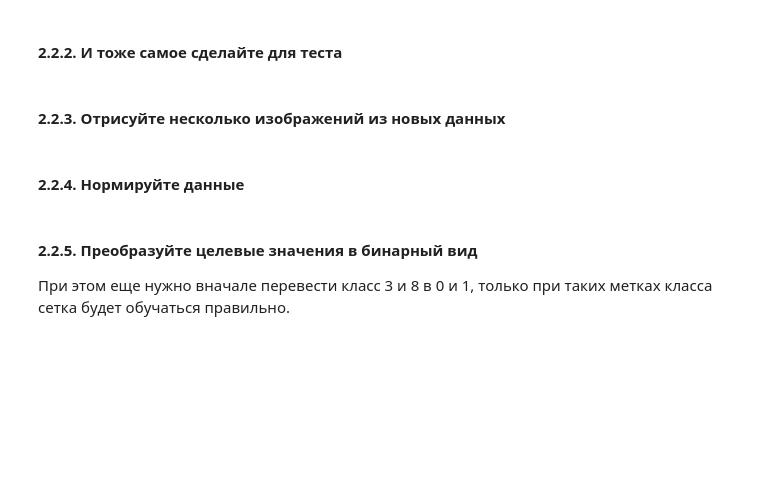
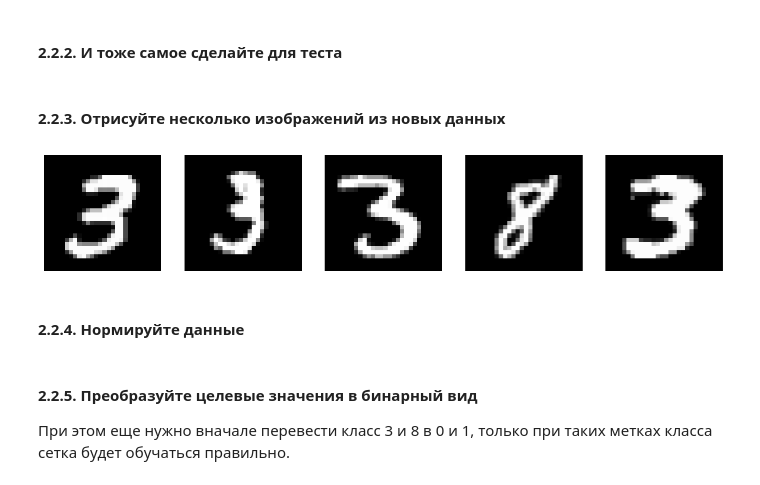
Before and after one commit to BalshowAndrew/netol_classes02, a Jupyter notebook: selfedu_tensorflow/ponomareva_course/01_practice_NN_keras.ipynb, the cells around one changed output. Cells and saved outputs as stored; diff of their text form; code cells hidden in the pictures; blank space fills up the shorter version.

```diff
--- a/selfedu_tensorflow/ponomareva_course/01_practice_NN_keras.ipynb
+++ b/selfedu_tensorflow/ponomareva_course/01_practice_NN_keras.ipynb
@@ -213,2 +211,7 @@ Downloading data from https://storage.googleapis.com/tensorflow/tf-keras-dataset
+# %%
+idxs = np.where((y_train == 3) | (y_train == 8))
+y_train = y_train[idxs]
+# %%
+X_train = X_train[idxs]
 # %% [markdown]
 #### 2.2.2. И тоже самое сделайте для теста
@@ -221,2 +225,10 @@ Downloading data from https://storage.googleapis.com/tensorflow/tf-keras-dataset
+# %%
+fig, ax = plt.subplots(1, 5, figsize=(15, 10))
+
+for i in range(5):
+    ax[i].imshow(X_train[i], cmap='gray')
+    ax[i].axis('off')
+# %% [output]
+[figure, added]
 # %% [markdown]
 #### 2.2.4. Нормируйте данные
```
Also changed, not shown: parts of 38 cells of this notebook.
